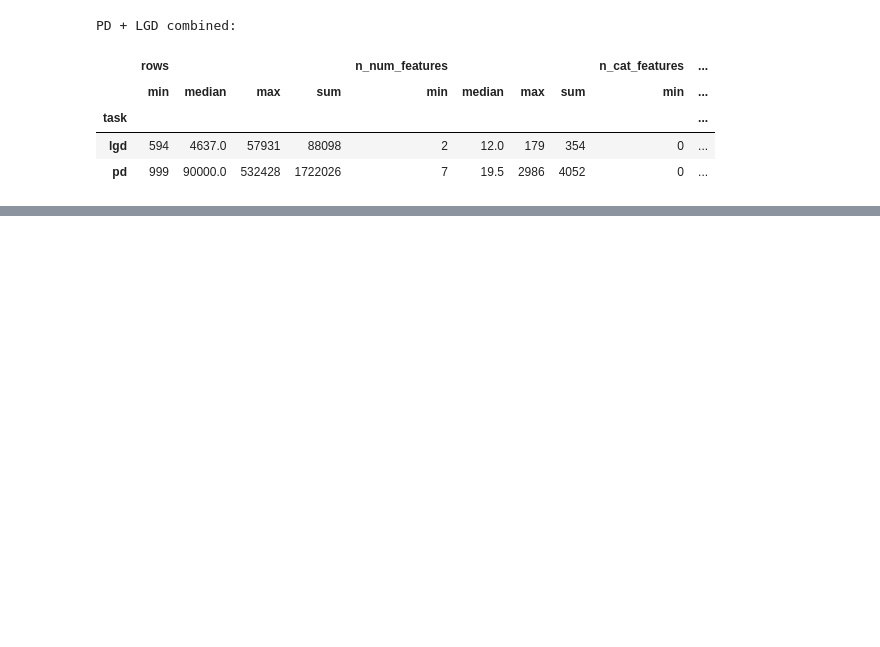
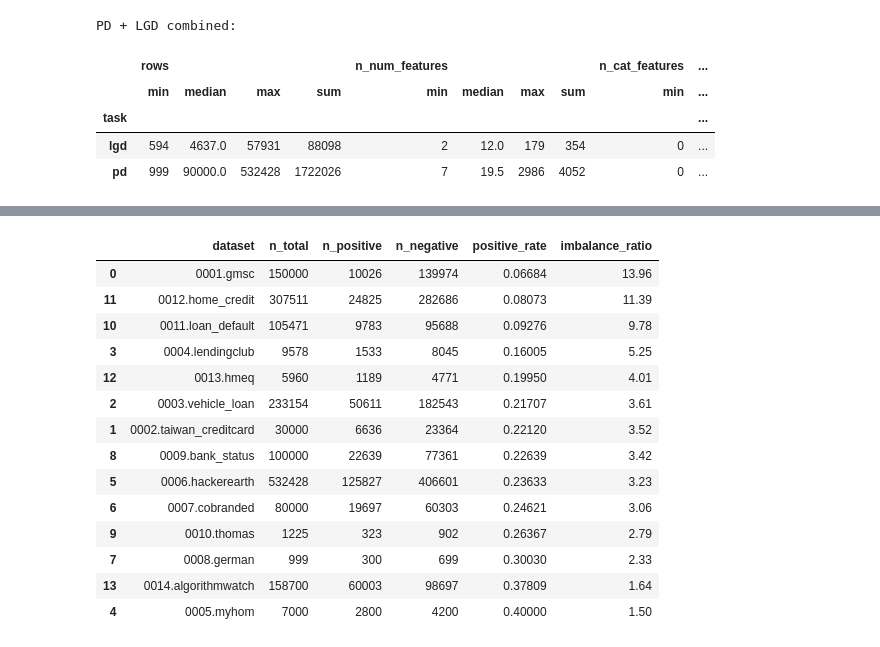
Before and after one commit to andreasgoethals/TabPFNCredit, a Jupyter notebook: notebooks/Data_Exploration.ipynb, the cells around one changed output, grey strips where cells are left out. Drawn from its saved outputs; the diff is of its cells as text; code cells hidden in the pictures; blank space fills up the shorter version.

```diff
--- a/notebooks/Data_Exploration.ipynb
+++ b/notebooks/Data_Exploration.ipynb
@@ -191,3 +151,22 @@ Max  positive rate: 0.4000
+# %%
+balance = pd_target_balance_table()
+display(balance)
+# %% [output]
+|  | dataset | n_total | n_positive | n_negative | positive_rate | imbalance_ratio |
+| 0 | 0001.gmsc | 150000 | 10026 | 139974 | 0.06684 | 13.96 |
+| 11 | 0012.home_credit | 307511 | 24825 | 282686 | 0.08073 | 11.39 |
+| 10 | 0011.loan_default | 105471 | 9783 | 95688 | 0.09276 | 9.78 |
+| 3 | 0004.lendingclub | 9578 | 1533 | 8045 | 0.16005 | 5.25 |
+| 12 | 0013.hmeq | 5960 | 1189 | 4771 | 0.19950 | 4.01 |
+| 2 | 0003.vehicle_loan | 233154 | 50611 | 182543 | 0.21707 | 3.61 |
+| 1 | 0002.taiwan_creditcard | 30000 | 6636 | 23364 | 0.22120 | 3.52 |
+| 8 | 0009.bank_status | 100000 | 22639 | 77361 | 0.22639 | 3.42 |
+| 5 | 0006.hackerearth | 532428 | 125827 | 406601 | 0.23633 | 3.23 |
+| 6 | 0007.cobranded | 80000 | 19697 | 60303 | 0.24621 | 3.06 |
+| 9 | 0010.thomas | 1225 | 323 | 902 | 0.26367 | 2.79 |
+| 7 | 0008.german | 999 | 300 | 699 | 0.30030 | 2.33 |
+| 13 | 0014.algorithmwatch | 158700 | 60003 | 98697 | 0.37809 | 1.64 |
+| 4 | 0005.myhom | 7000 | 2800 | 4200 | 0.40000 | 1.50 |
 # %%
 plot_target_balance(out_path=FIGURES_DIR / 'pd_target_balance')
 print('Saved PD class-balance chart.')
```
Also changed, not shown: parts of 40 cells of this notebook, 26 other files.
